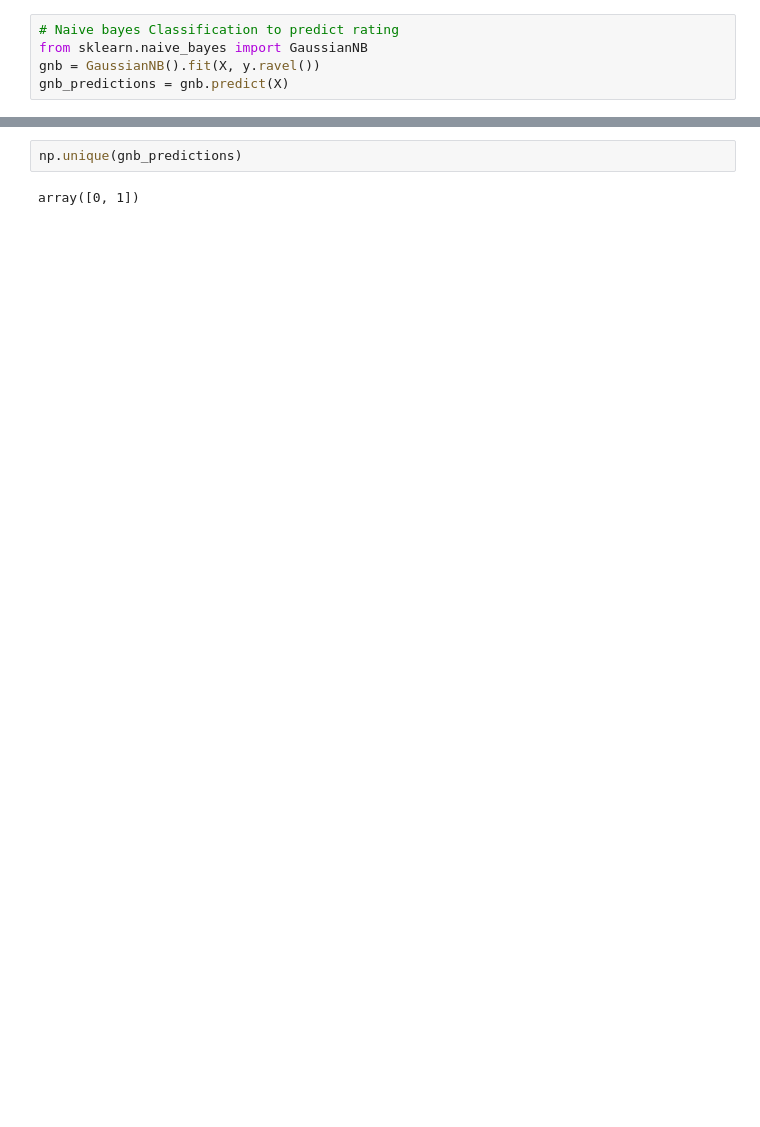
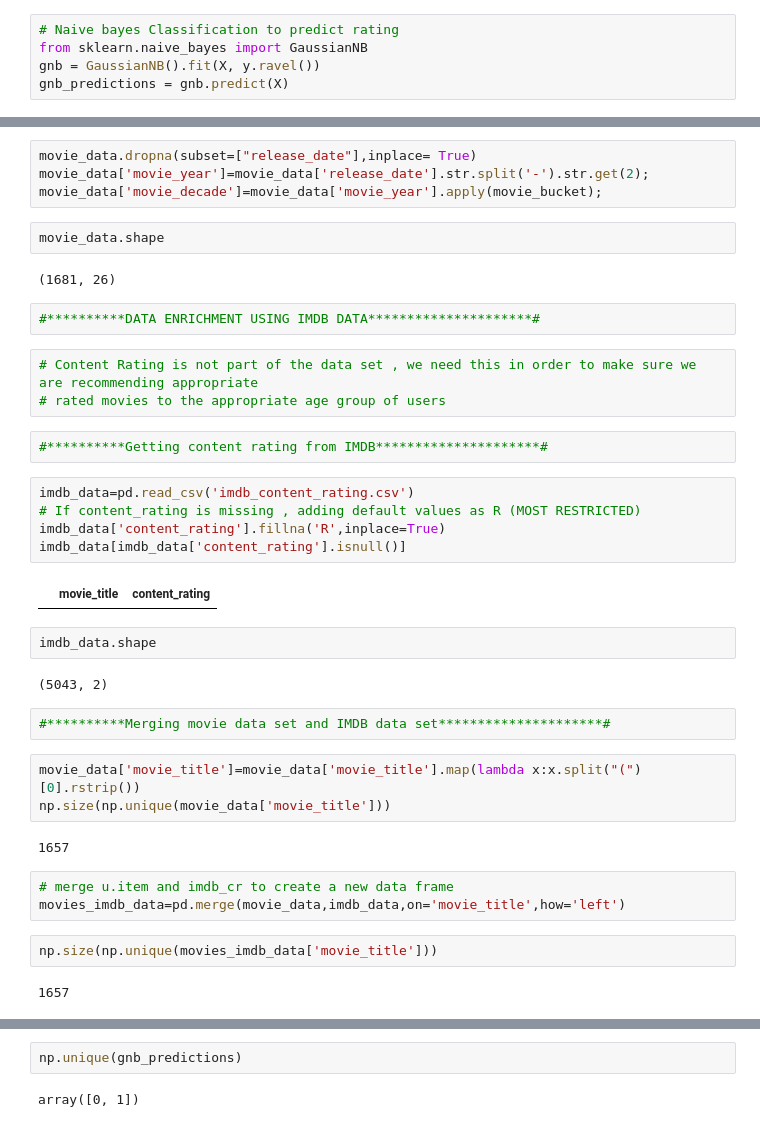
Before and after one commit to sharma-vidhi/machine-learning-movies, a Jupyter notebook: latent-manifold-regression_2.ipynb, the cells around one changed output, grey strips where cells are left out. Saved outputs shown, nothing was run; the diff lists cells and outputs as text; blank space fills up the shorter version.

```diff
--- a/latent-manifold-regression_2.ipynb
+++ b/latent-manifold-regression_2.ipynb
@@ -147,0 +174,40 @@ movie_data.head()
+# %%
+movie_data.dropna(subset=["release_date"],inplace= True)
+movie_data['movie_year']=movie_data['release_date'].str.split('-').str.get(2);
+movie_data['movie_decade']=movie_data['movie_year'].apply(movie_bucket);
+# %%
+movie_data.shape
+# %% [output]
+(1681, 26)
+# %%
+#**********DATA ENRICHMENT USING IMDB DATA*********************#
+# %%
+# Content Rating is not part of the data set , we need this in order to make sure we are recommending appropriate
+# rated movies to the appropriate age group of users
+# %%
+#**********Getting content rating from IMDB*********************#
+# %%
+imdb_data=pd.read_csv('imdb_content_rating.csv')
+# If content_rating is missing , adding default values as R (MOST RESTRICTED)
+imdb_data['content_rating'].fillna('R',inplace=True)
+imdb_data[imdb_data['content_rating'].isnull()]
+# %% [output]
+|  | movie_title | content_rating |
+# %%
+imdb_data.shape
+# %% [output]
+(5043, 2)
+# %%
+#**********Merging movie data set and IMDB data set*********************#
+# %%
+movie_data['movie_title']=movie_data['movie_title'].map(lambda x:x.split("(")[0].rstrip())
+np.size(np.unique(movie_data['movie_title']))
+# %% [output]
+1657
+# %%
+# merge u.item and imdb_cr to create a new data frame
+movies_imdb_data=pd.merge(movie_data,imdb_data,on='movie_title',how='left')
+# %%
+np.size(np.unique(movies_imdb_data['movie_title']))
+# %% [output]
+1657
```
Also changed, not shown: parts of 76 cells of this notebook, 1 other file.
